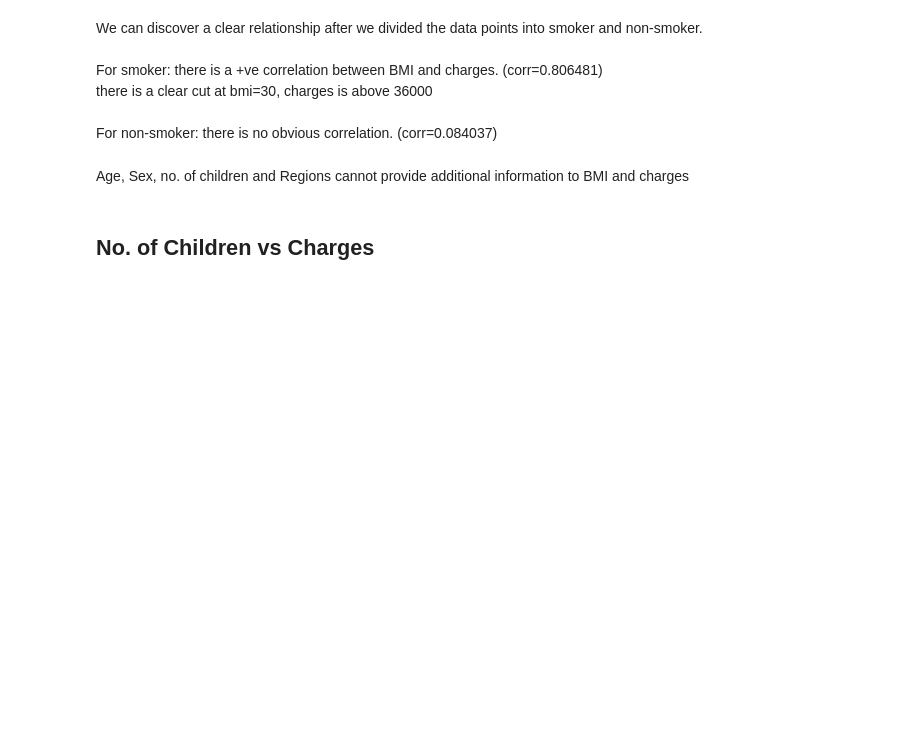
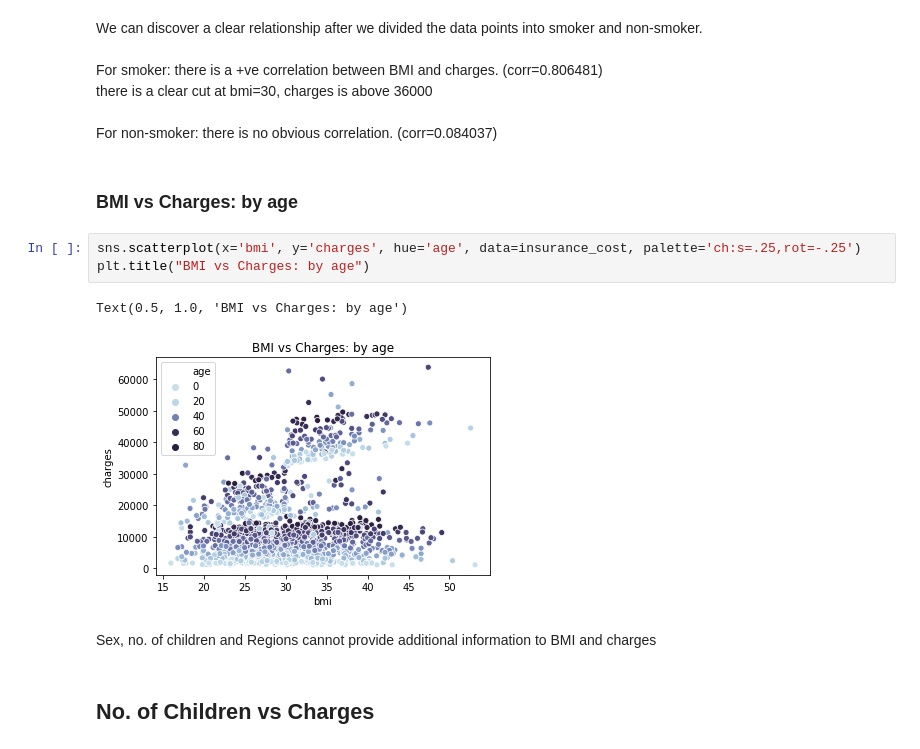
Before and after one commit to rockyclh/US-Insurance-Charges, a Jupyter notebook: US Medical Insurance Cost.ipynb, the cells around one changed output. Saved outputs shown, nothing was run; the diff lists cells and outputs as text; blank space fills up the shorter version.

```diff
--- a/US Medical Insurance Cost.ipynb
+++ b/US Medical Insurance Cost.ipynb
@@ -304,8 +310,16 @@ For smoker: there is a +ve correlation between BMI and charges. (corr=0.806481)\
             there is a clear cut at bmi=30, charges is above 36000\
 \
 For non-smoker: there is no obvious correlation. (corr=0.084037)
+# %% [markdown]
+### BMI vs Charges: by age
+# %%
+sns.scatterplot(x='bmi', y='charges', hue='age', data=insurance_cost, palette='ch:s=.25,rot=-.25')
+plt.title("BMI vs Charges: by age")
+# %% [output]
+Text(0.5, 1.0, 'BMI vs Charges: by age')
+[figure, added]
 # %% [markdown]
-Age, Sex, no. of children and Regions cannot provide additional information to BMI and charges
+Sex, no. of children and Regions cannot provide additional information to BMI and charges
 # %% [markdown]
 ## No. of Children vs Charges
 # %%
```
Also changed, not shown: parts of 60 cells of this notebook.
